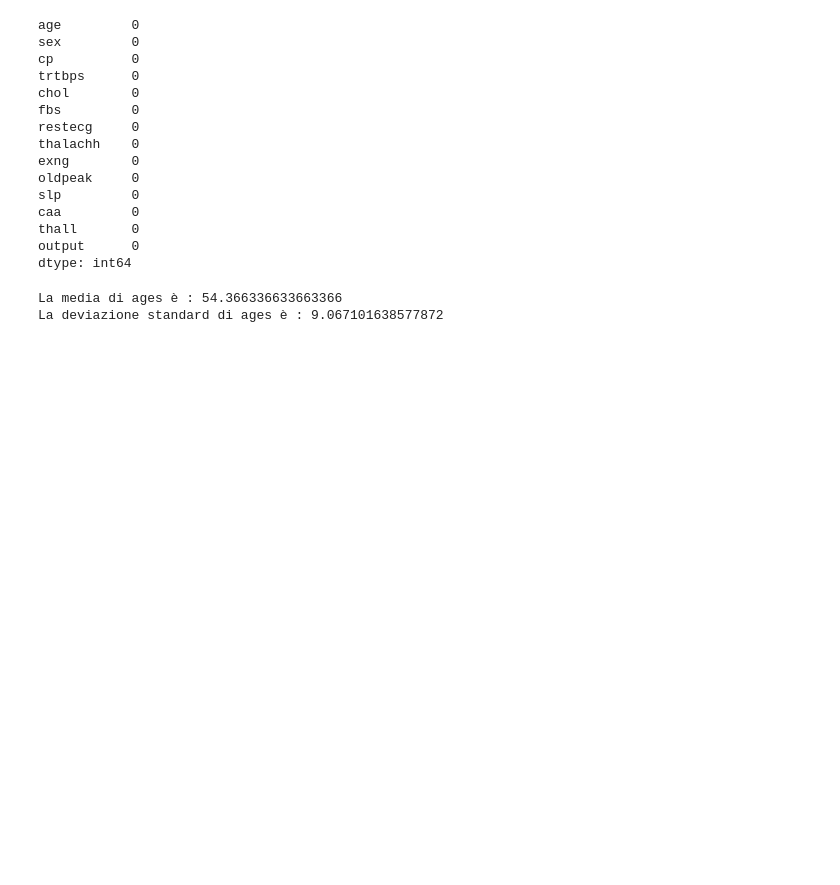
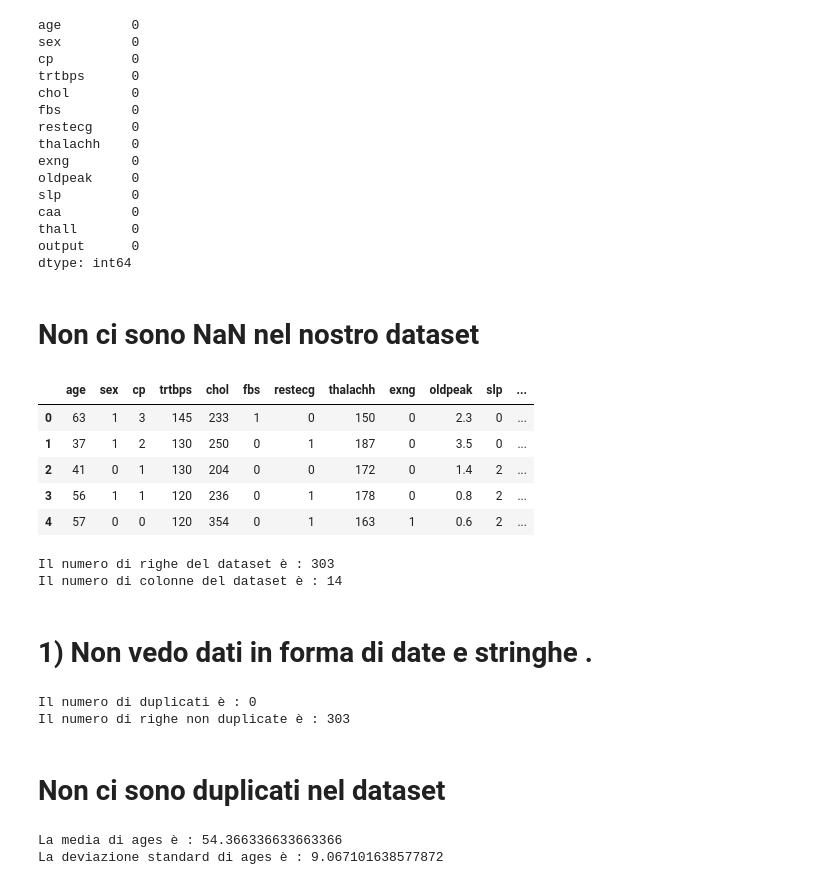
Before and after one commit to B1lly96/Heart_attack_kaggle, a Jupyter notebook: Data_cleaning_heart.ipynb, the cells around one changed output. Cells and saved outputs as stored; diff of their text form; code cells hidden in the pictures; blank space fills up the shorter version.

```diff
--- a/Data_cleaning_heart.ipynb
+++ b/Data_cleaning_heart.ipynb
@@ -48,6 +71,48 @@ caa         0
 thall       0
 output      0
 dtype: int64
+# %% [markdown]
+# Non ci sono NaN nel nostro dataset
+# %%
+# Vediamo le prime 5 righe per tutte le colonne ?
+heart_data.head()
+# %% [output]
+|  | age | sex | cp | trtbps | chol | fbs | restecg | thalachh | exng | oldpeak | slp | ... |
+| 0 | 63 | 1 | 3 | 145 | 233 | 1 | 0 | 150 | 0 | 2.3 | 0 | ... |
+| 1 | 37 | 1 | 2 | 130 | 250 | 0 | 1 | 187 | 0 | 3.5 | 0 | ... |
+| 2 | 41 | 0 | 1 | 130 | 204 | 0 | 0 | 172 | 0 | 1.4 | 2 | ... |
+| 3 | 56 | 1 | 1 | 120 | 236 | 0 | 1 | 178 | 0 | 0.8 | 2 | ... |
+| 4 | 57 | 0 | 0 | 120 | 354 | 0 | 1 | 163 | 1 | 0.6 | 2 | ... |
+# %%
+# Quante sono le righe e le colonne del nostro dataframe ?
+righe = np.shape( heart_data )[0]
+colonne = np.shape( heart_data )[1]
+print( "Il numero di righe del dataset è :", righe )
+print( "Il numero di colonne del dataset è :", colonne )
+# %% [output]
+Il numero di righe del dataset è : 303
+Il numero di colonne del dataset è : 14
+# %% [markdown]
+# 1) Non vedo dati in forma di date e stringhe .
+# %%
+# Cerchiamo eventuali righe duplicate ?
+boolean_duplicated = list( heart_data.duplicated() )
+
+conteggio_duplicati = 0
+conteggio_originali = 0
+for v in boolean_duplicated :
+    if v=="True" :
+        conteggio_duplicati = conteggio_duplicati+1
+    elif v!="True":
+        conteggio_originali = conteggio_originali+1
+
+print( "Il numero di duplicati è :", conteggio_duplicati )
+print( "Il numero di righe non duplicate è :", conteggio_originali )
+# %% [output]
+Il numero di duplicati è : 0
+Il numero di righe non duplicate è : 303
+# %% [markdown]
+# Non ci sono duplicati nel dataset
 # %%
 def mean_std_hist( lista, label ) :
     media = np.mean( lista )
```
Also changed, not shown: parts of 27 cells of this notebook.
